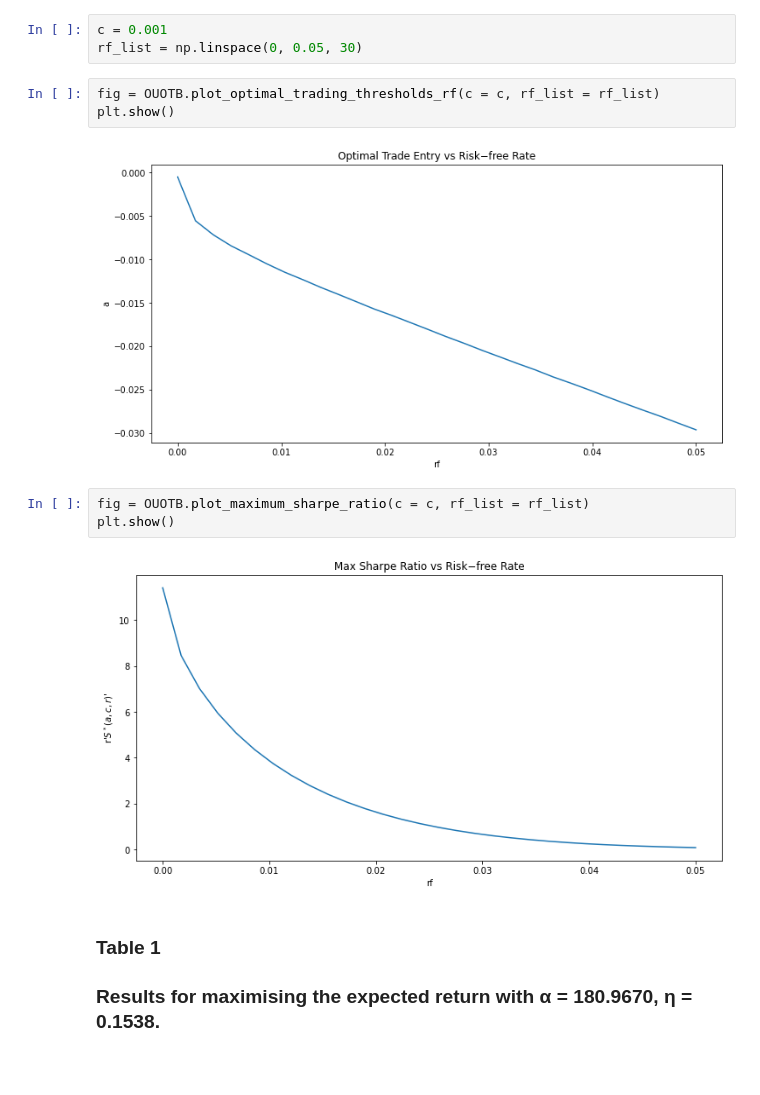
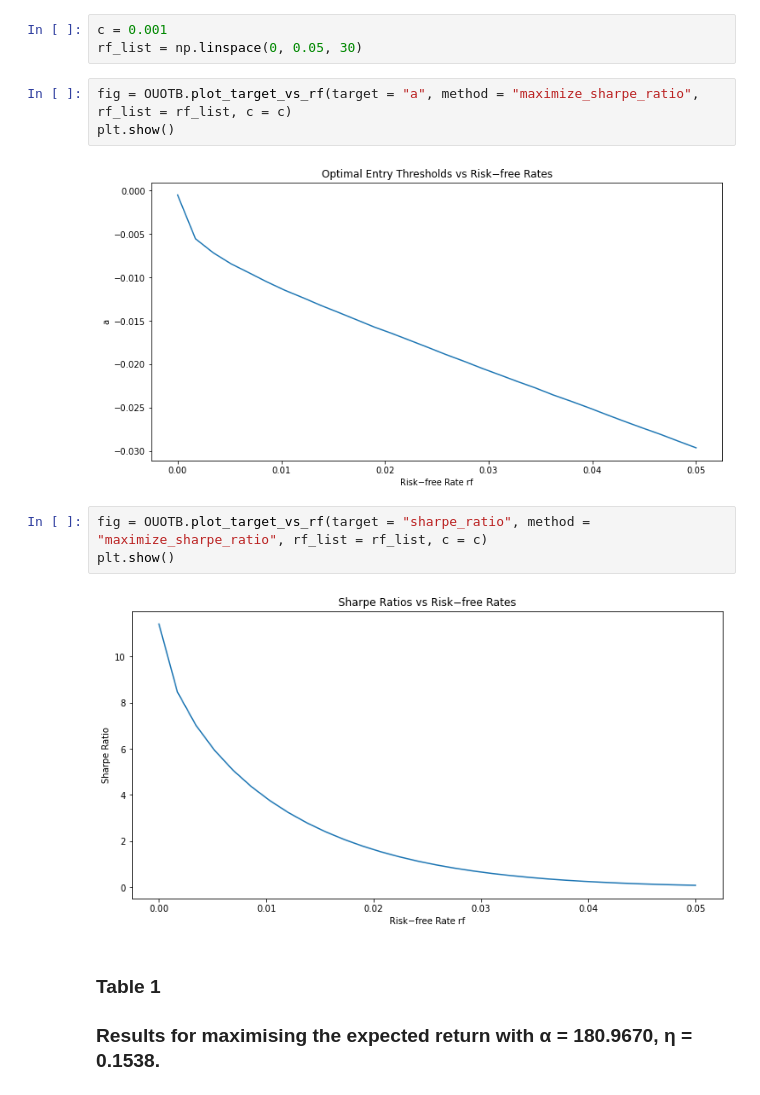
Before and after one commit to hudson-and-thames/arbitrage_research, a Jupyter notebook: Time Series Approach/ou_model_optimal_threshold_Bertram.ipynb, the cells around one changed output. Cells and saved outputs as stored; diff of their text form; blank space fills up the shorter version.

```diff
--- a/Time Series Approach/ou_model_optimal_threshold_Bertram.ipynb
+++ b/Time Series Approach/ou_model_optimal_threshold_Bertram.ipynb
@@ -299,15 +299,15 @@ plt.show()
 c = 0.001
 rf_list = np.linspace(0, 0.05, 30)
 # %%
-fig = OUOTB.plot_optimal_trading_thresholds_rf(c = c, rf_list = rf_list)
+fig = OUOTB.plot_target_vs_rf(target = "a", method = "maximize_sharpe_ratio", rf_list = rf_list, c = c)
 plt.show()
 # %% [output]
-[figure, old version]
+[figure, new version]
 # %%
-fig = OUOTB.plot_maximum_sharpe_ratio(c = c, rf_list = rf_list)
+fig = OUOTB.plot_target_vs_rf(target = "sharpe_ratio", method = "maximize_sharpe_ratio", rf_list = rf_list, c = c)
 plt.show()
 # %% [output]
-[figure, old version]
+[figure, new version]
 # %% [markdown]
 ### Table 1
 ### Results for maximising the expected return with α = 180.9670, η = 0.1538.
```
Also changed, not shown: parts of 8 cells of this notebook, 3 other files.
